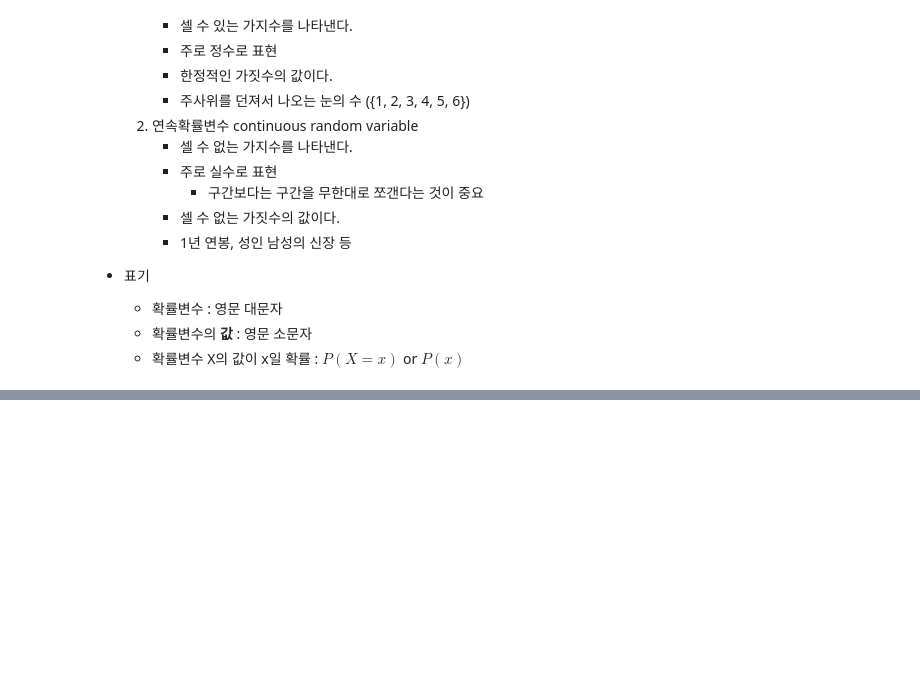
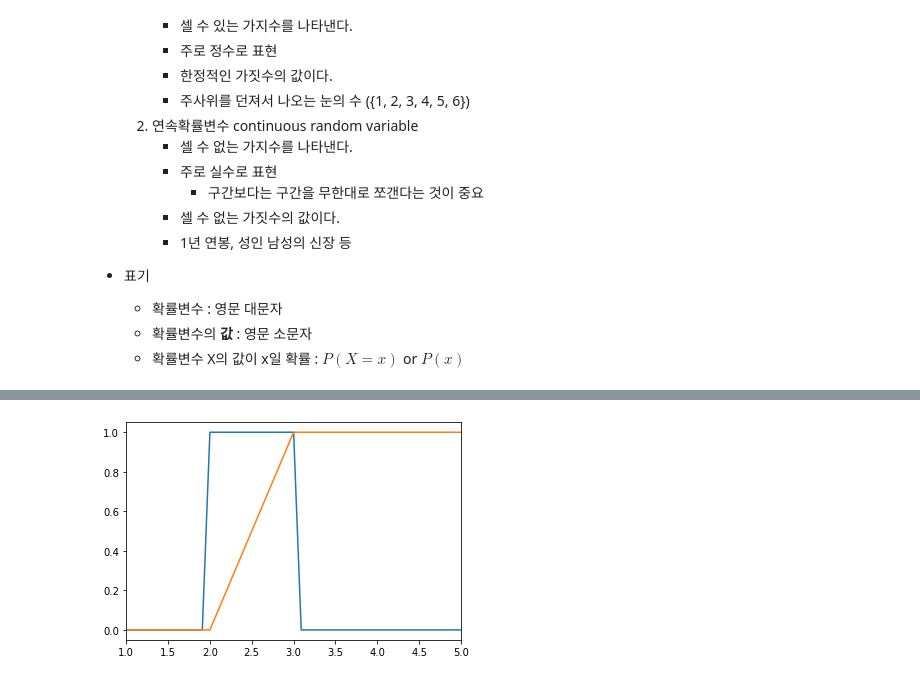
Before and after one commit to 4923/GwangjuAI2, a Jupyter notebook: 02_Rotation/BigData/stat/03_random_variable.ipynb, the cells around one changed output, grey strips where cells are left out. Cells and saved outputs as stored; diff of their text form; code cells hidden in the pictures; blank space fills up the shorter version.

```diff
--- a/02_Rotation/BigData/stat/03_random_variable.ipynb
+++ b/02_Rotation/BigData/stat/03_random_variable.ipynb
@@ -45,0 +175,7 @@ continuous random variable / probability density
+# %%
+plt.plot(x, pdf)
+plt.plot(x, cdf)
+plt.xlim(1, 5)
+plt.show()
+# %% [output]
+[figure, added]
```
Also changed, not shown: parts of 23 cells of this notebook, 1 other file.
